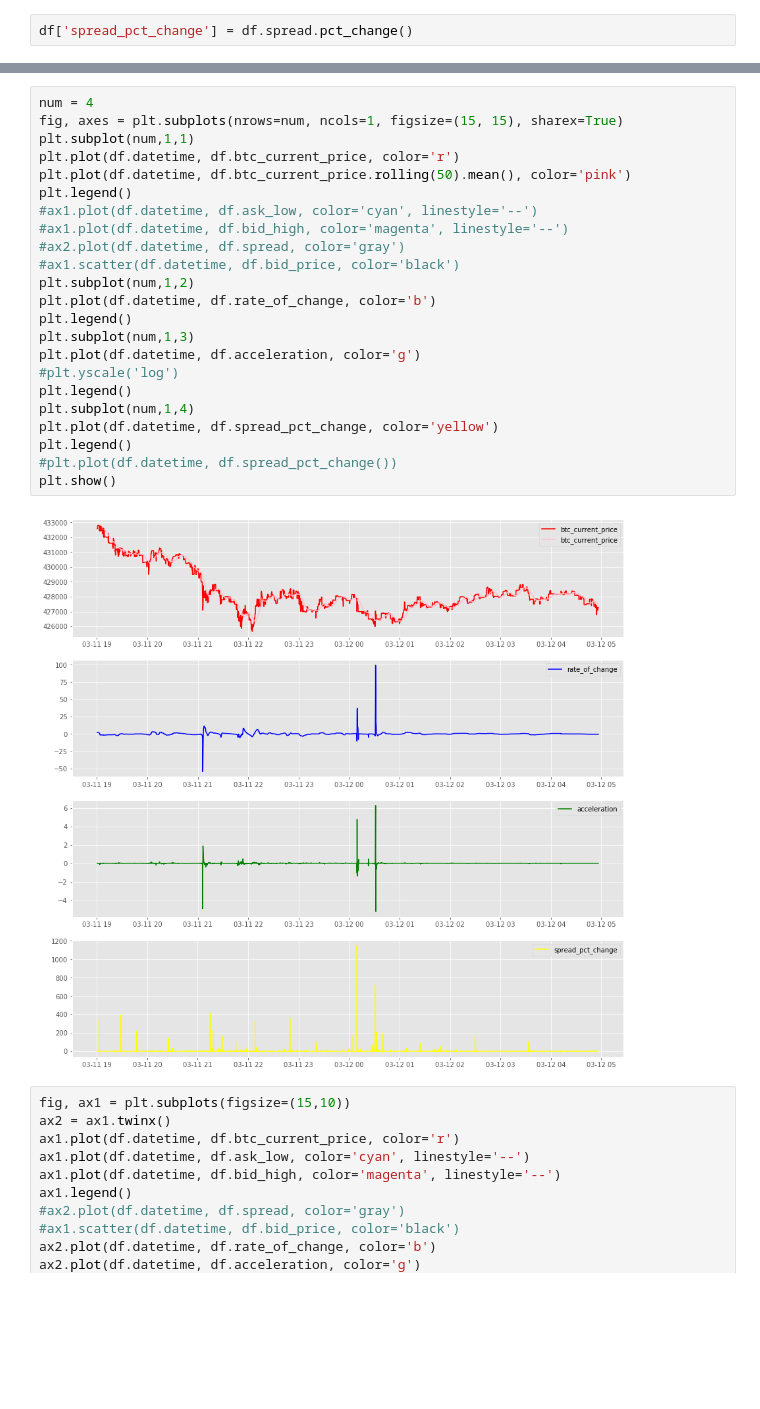
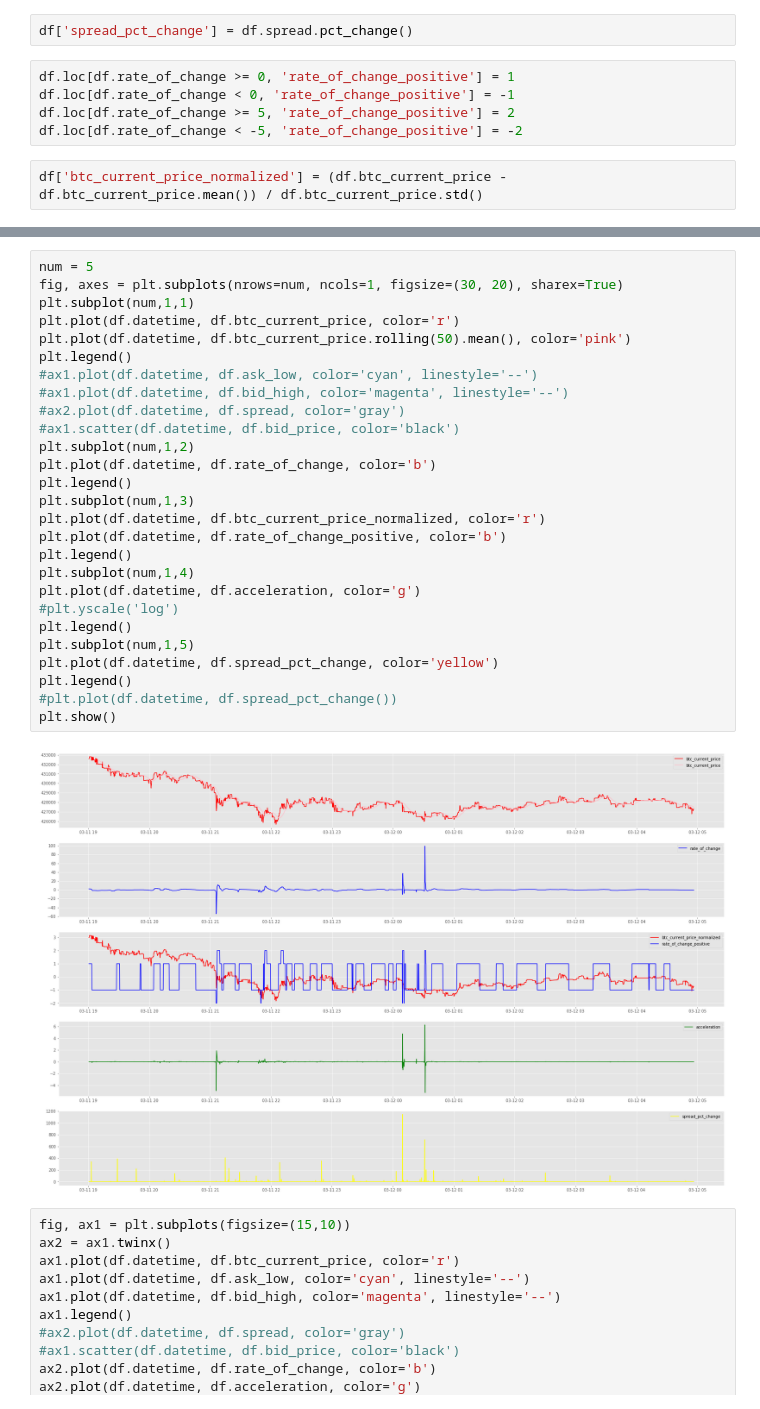
Before and after one commit to soujiro0725/finance-stats, a Jupyter notebook: btc-autotrader-history-2.ipynb, the cells around one changed output, grey strips where cells are left out. Drawn from its saved outputs; the diff is of its cells as text; blank space fills up the shorter version.

```diff
--- a/btc-autotrader-history-2.ipynb
+++ b/btc-autotrader-history-2.ipynb
@@ -20,4 +20,11 @@ df = pd.read_pickle(pickle_file)
 df['spread'] = df.ask_low - df.bid_high
 # %%
 df['spread_pct_change'] = df.spread.pct_change()
+# %%
+df.loc[df.rate_of_change >= 0, 'rate_of_change_positive'] = 1
+df.loc[df.rate_of_change < 0, 'rate_of_change_positive'] = -1
+df.loc[df.rate_of_change >= 5, 'rate_of_change_positive'] = 2
+df.loc[df.rate_of_change < -5, 'rate_of_change_positive'] = -2
+# %%
+df['btc_current_price_normalized'] = (df.btc_current_price - df.btc_current_price.mean()) / df.btc_current_price.std()
 # %%
@@ -32,28 +39,32 @@ df.head()
 # %%
-num = 4
-fig, axes = plt.subplots(nrows=num, ncols=1, figsize=(15, 15), sharex=True)
+num = 5
+fig, axes = plt.subplots(nrows=num, ncols=1, figsize=(30, 20), sharex=True)
 plt.subplot(num,1,1)
 plt.plot(df.datetime, df.btc_current_price, color='r')
 plt.plot(df.datetime, df.btc_current_price.rolling(50).mean(), color='pink')
 plt.legend()
 #ax1.plot(df.datetime, df.ask_low, color='cyan', linestyle='--')
 #ax1.plot(df.datetime, df.bid_high, color='magenta', linestyle='--')
 #ax2.plot(df.datetime, df.spread, color='gray')
 #ax1.scatter(df.datetime, df.bid_price, color='black')
 plt.subplot(num,1,2)
 plt.plot(df.datetime, df.rate_of_change, color='b')
 plt.legend()
 plt.subplot(num,1,3)
+plt.plot(df.datetime, df.btc_current_price_normalized, color='r')
+plt.plot(df.datetime, df.rate_of_change_positive, color='b')
+plt.legend()
+plt.subplot(num,1,4)
 plt.plot(df.datetime, df.acceleration, color='g')
 #plt.yscale('log')
 plt.legend()
-plt.subplot(num,1,4)
+plt.subplot(num,1,5)
 plt.plot(df.datetime, df.spread_pct_change, color='yellow')
 plt.legend()
 #plt.plot(df.datetime, df.spread_pct_change())
 plt.show()
 # %% [output]
-[figure, old version]
+[figure, new version]
 # %%
 fig, ax1 = plt.subplots(figsize=(15,10))
 ax2 = ax1.twinx()
```
Also changed, not shown: parts of 1 cell of this notebook, 7 other files.
